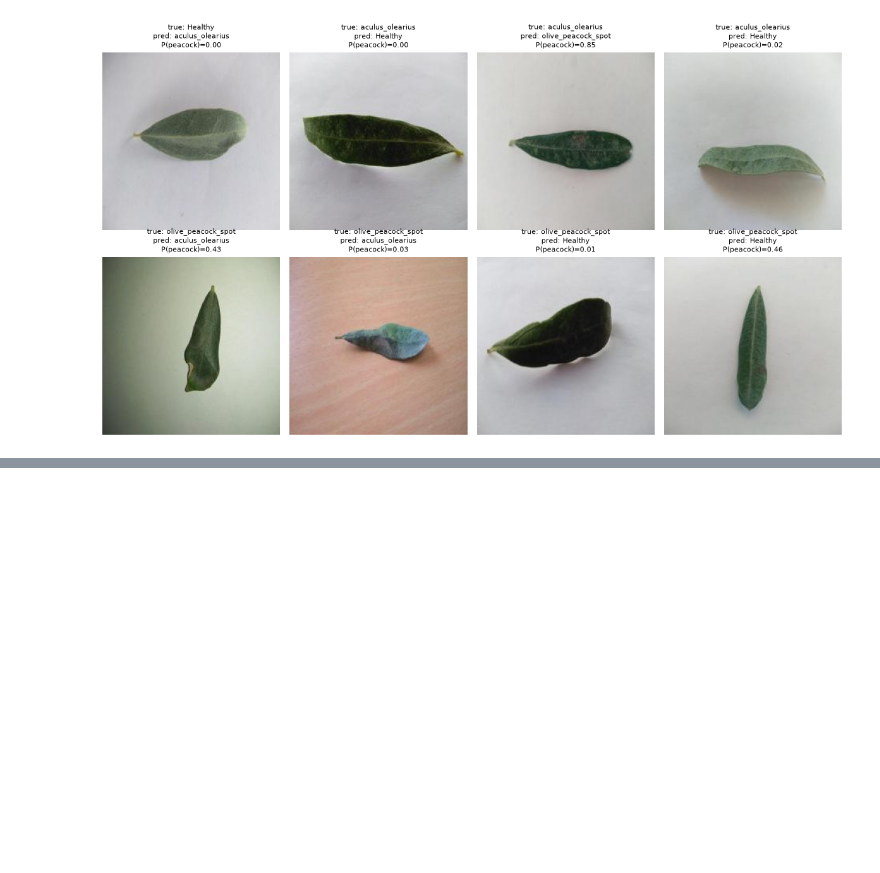
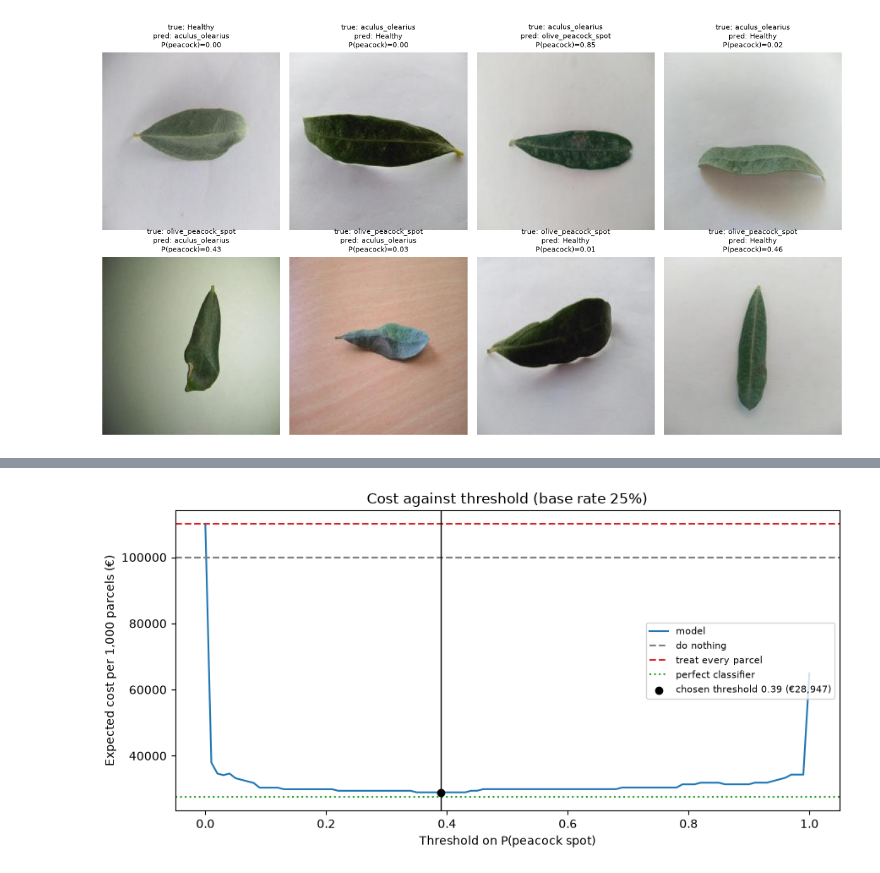
Before and after one commit to SofiaHervas/daiist-assignment-2, a Jupyter notebook: train.ipynb, the cells around one changed output, grey strips where cells are left out. Drawn from its saved outputs; the diff is of its cells as text; code cells hidden in the pictures; blank space fills up the shorter version.

Commit message:
Add cost sweep and human review band

```diff
--- a/train.ipynb
+++ b/train.ipynb
@@ -466,0 +551,17 @@ fig.savefig(RESULTS_DIR / "test_errors.png", dpi=130)
+# %%
+fig, ax = plt.subplots(figsize=(9, 4.5))
+ax.plot(cost_sweep["threshold"], cost_sweep["cost_per_1000"], label="model")
+ax.axhline(reference["do nothing (never treat)"], ls="--", color="grey", label="do nothing")
+ax.axhline(reference["treat every parcel"], ls="--", color="tab:red", label="treat every parcel")
+ax.axhline(reference["perfect classifier"], ls=":", color="tab:green", label="perfect classifier")
+ax.axvline(best_t, color="black", lw=1)
+ax.scatter([best_t], [best_cost], color="black", zorder=5,
+           label=f"chosen threshold {best_t:.2f} (€{best_cost:,.0f})")
+ax.set_xlabel("Threshold on P(peacock spot)")
+ax.set_ylabel("Expected cost per 1,000 parcels (€)")
+ax.set_title(f"Cost against threshold (base rate {BASE_RATE:.0%})")
+ax.legend(fontsize=8, loc="center right")
+fig.tight_layout()
+fig.savefig(RESULTS_DIR / "cost_vs_threshold.png", dpi=130)
+# %% [output]
+[figure, added]
```
Also changed, not shown: parts of 2 cells of this notebook.
